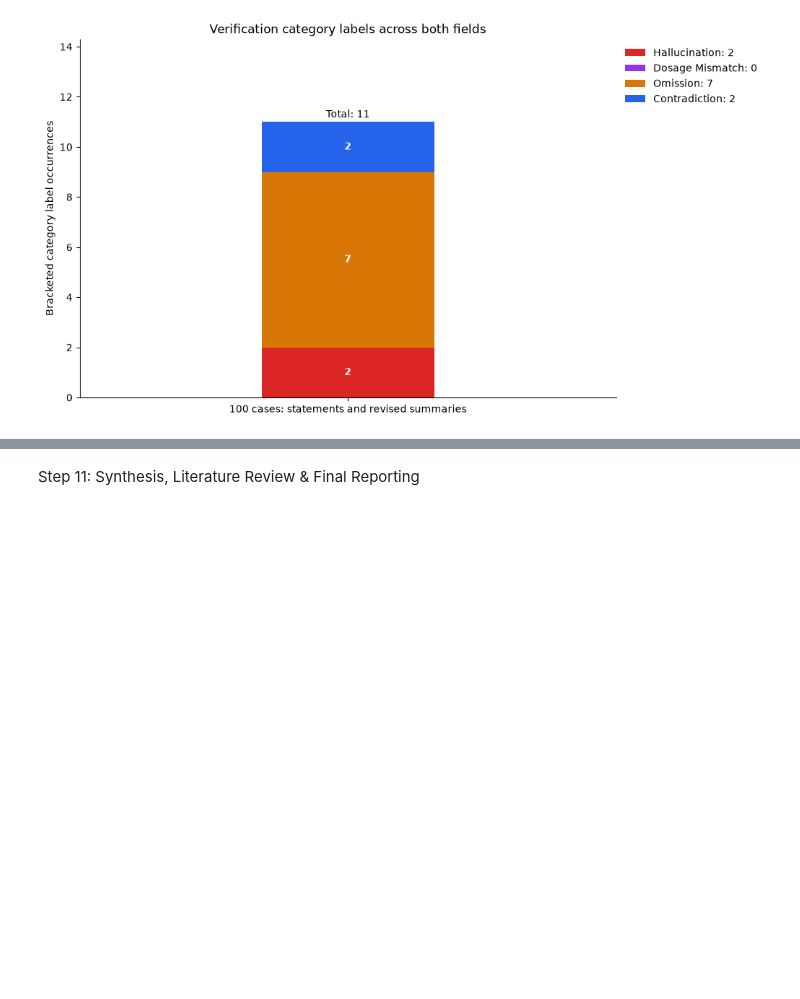
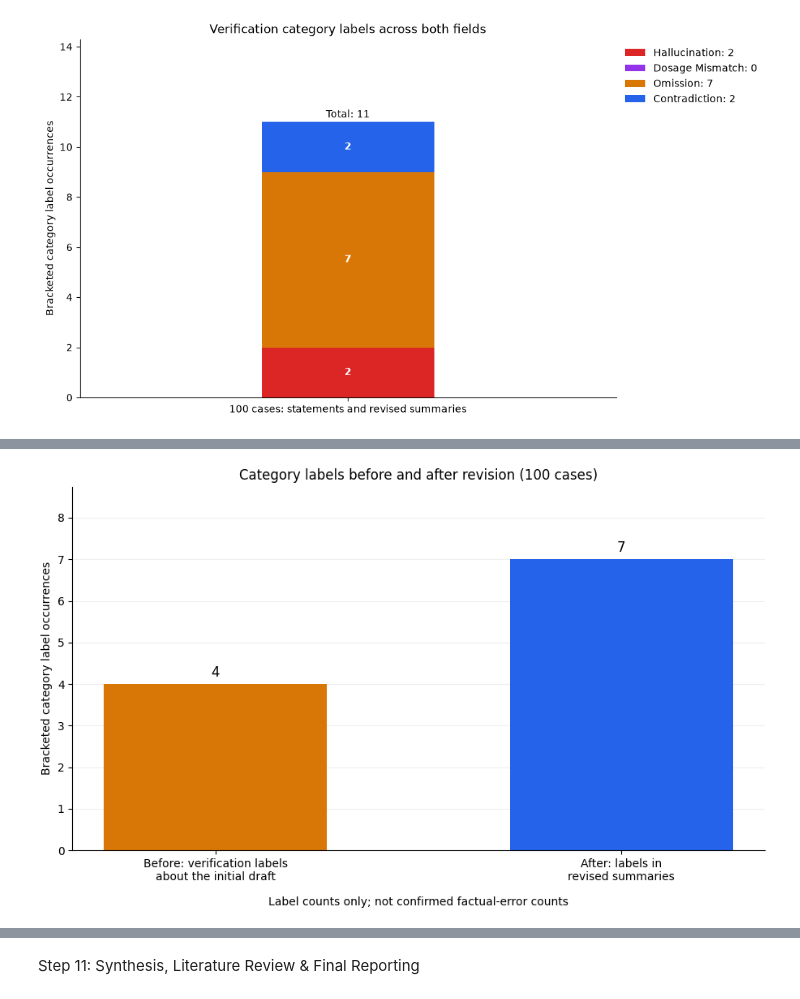
Before and after one commit to ymcx/nlp-project, a Jupyter notebook: main.ipynb, the cells around one changed output, grey strips where cells are left out. Drawn from its saved outputs; the diff is of its cells as text; code cells hidden in the pictures; blank space fills up the shorter version.

Commit message:
step 10.5

```diff
--- a/main.ipynb
+++ b/main.ipynb
@@ -1209,0 +1261,57 @@ plt.show()
+# %%
+import base64
+import json
+from collections import Counter
+from io import BytesIO
+from pathlib import Path
+
+import matplotlib
+matplotlib.use("Agg")
+import matplotlib.pyplot as plt
+from IPython.display import display
+
+
+def load_intermediate(filename):
+    with (Path("intermediate_states") / f"{filename}.json").open("r", encoding="utf-8") as file:
+        return json.load(file)
+
+
+def step10_plot_before_after_labels(review):
+    fields = ["statements", "summary.revised"]
+    counts = dict.fromkeys(fields, 0)
+    categories = {"Hallucination", "Dosage Mismatch", "Omission", "Contradiction"}
+    for flag in review["flags"]:
+        if flag["source_field"] not in counts or flag["error_type"] not in categories:
+            raise ValueError("Expected Step 10.3 category labels from statements or summary.revised.")
+        counts[flag["source_field"]] += 1
+    fig, ax = plt.subplots(figsize=(9, 5.5), layout="constrained")
+    bars = ax.bar(
+        ["Before: verification labels\nabout the initial draft", "After: labels in\nrevised summaries"],
+        [counts[field] for field in fields], color=["#d97706", "#2563eb"], width=0.55,
+    )
+    ax.bar_label(bars, padding=4, fontsize=12)
+    ax.set_ylim(0, max(1, *counts.values()) * 1.25)
+    ax.yaxis.set_major_locator(plt.MaxNLocator(integer=True))
+    ax.set_ylabel("Bracketed category label occurrences")
+    ax.set_title(f"Category labels before and after revision ({review['cases_scanned']} cases)")
+    ax.set_xlabel("Label counts only; not confirmed factual-error counts", labelpad=12)
+    ax.set_axisbelow(True)
+    ax.grid(axis="y", alpha=0.2)
+    ax.spines[["top", "right"]].set_visible(False)
+    return fig, ax
+
+
+review = load_intermediate("step10_verification_flags")
+step10_before_after_figure, step10_before_after_axes = step10_plot_before_after_labels(review)
+source_field_counts = Counter(flag["source_field"] for flag in review["flags"])
+bar_heights = [bar.get_height() for bar in step10_before_after_axes.patches]
+assert bar_heights == [source_field_counts[field] for field in ["statements", "summary.revised"]]
+
+buffer = BytesIO()
+step10_before_after_figure.savefig(buffer, format="png")
+image_png_base64 = base64.b64encode(buffer.getvalue()).decode("ascii")
+plt.show = lambda *args, **kwargs: None
+plt.show()
+display({"image/png": image_png_base64, "text/plain": "Before-and-after category label counts"}, raw=True)
+# %% [output]
+[figure, added]
```
Also changed, not shown: parts of 6 cells of this notebook, 1 other file.
